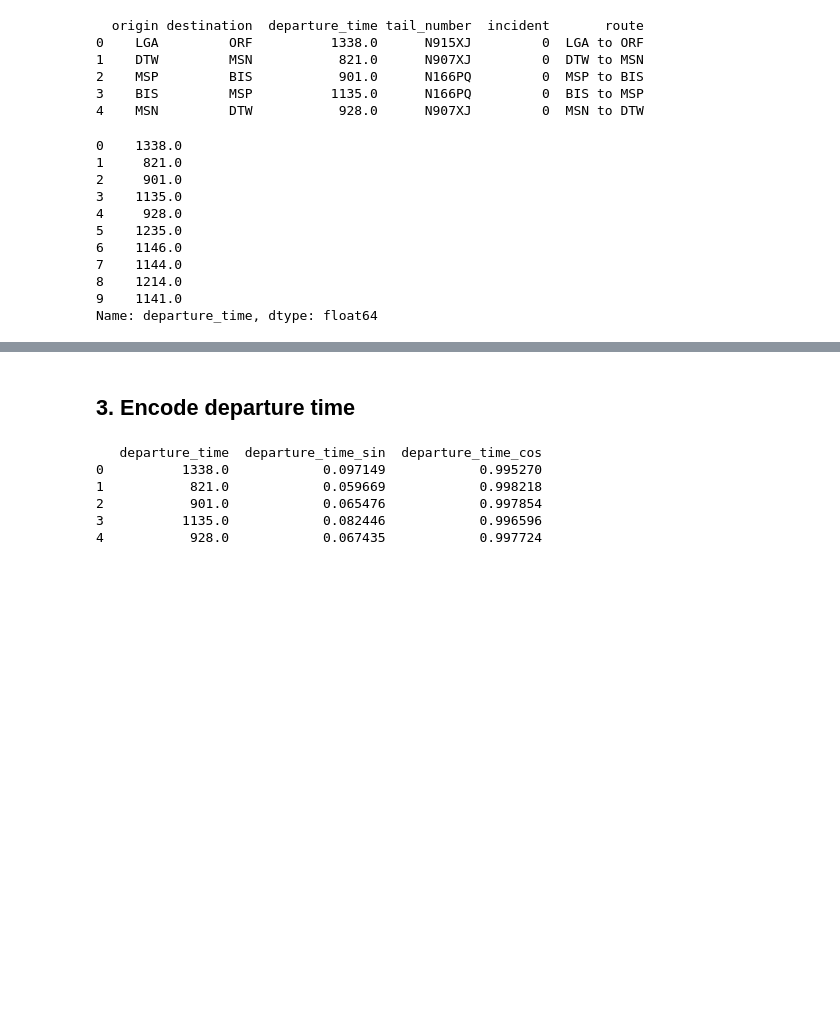
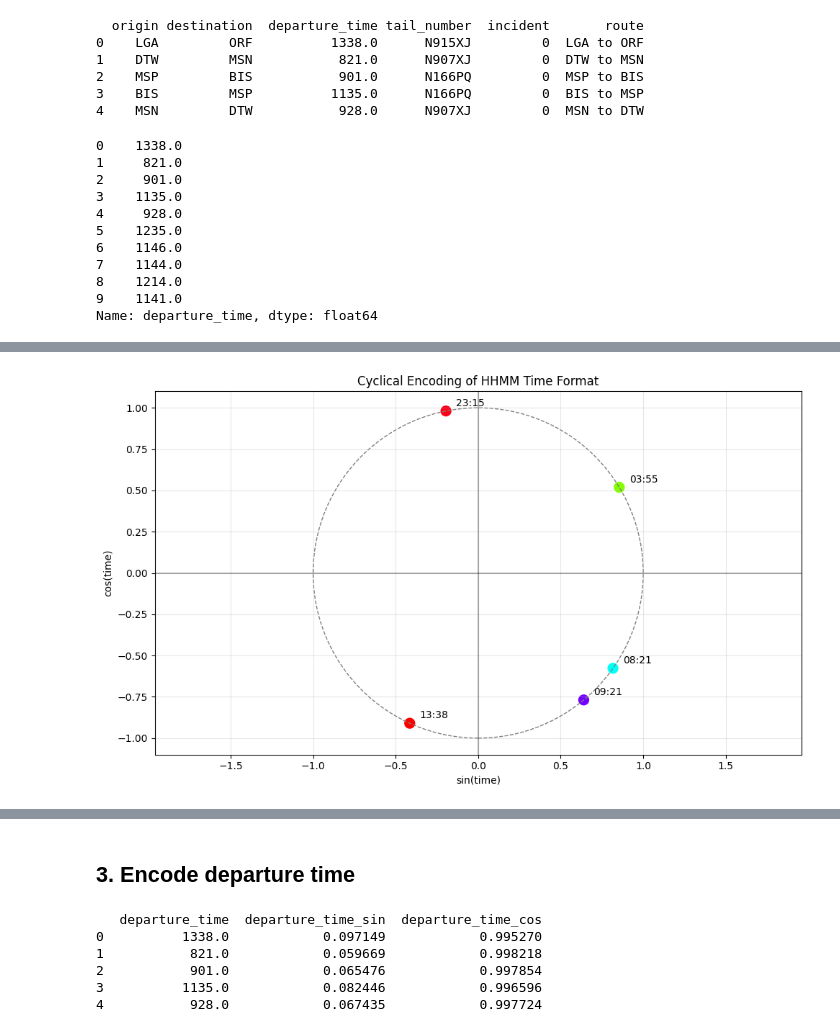
Before and after one commit to 4GeeksAcademy/maps-aviation_final_project, a Jupyter notebook: src/Madesh_02.ipynb, the cells around one changed output, grey strips where cells are left out. Cells and saved outputs as stored; diff of their text form; code cells hidden in the pictures; blank space fills up the shorter version.

```diff
--- a/src/Madesh_02.ipynb
+++ b/src/Madesh_02.ipynb
@@ -217,0 +298,93 @@ ValueError: Unknown format code 'd' for object of type 'float'
+# %%
+import numpy as np
+import matplotlib.pyplot as plt
+import pandas as pd
+
+# Create a sample DataFrame with HHMM times as float values
+# In a real scenario, you would use your existing DataFrame instead
+sample_data = {
+    'hhmm': [1338.0, 355.0, 821.0, 921.0, 2315.0],
+    'other_feature1': [10.5, 20.3, 15.7, 8.9, 12.1],
+    'other_feature2': ['A', 'B', 'C', 'A', 'B']
+}
+df = pd.DataFrame(sample_data)
+
+# Function to convert HHMM format to minutes since midnight
+def hhmm_to_minutes(hhmm):
+    # Convert float to int before division to avoid potential issues
+    hhmm_int = int(hhmm)
+    hours = hhmm_int // 100
+    minutes = hhmm_int % 100
+    return hours * 60 + minutes
+
+# Add minutes since midnight column
+df['minutes'] = df['hhmm'].apply(hhmm_to_minutes)
+
+# Add formatted time label for display
+df['time_label'] = df['hhmm'].apply(lambda x: f"{int(x)//100:02d}:{int(x)%100:02d}")
+
+# Apply cyclical encoding - add two new columns
+df['time_sin'] = np.sin(2 * np.pi * df['minutes'] / 1440)  # 1440 minutes in a day
+df['time_cos'] = np.cos(2 * np.pi * df['minutes'] / 1440)
+
+# Display the DataFrame with the new cyclical encoding columns
+print("DataFrame with cyclical time encoding:")
+print(df.round(4))
+
+# Visualize the encoding
+plt.figure(figsize=(10, 6))
+plt.scatter(df['time_sin'], df['time_cos'], c=range(len(df)), cmap='hsv', s=100)
+
+# Add labels for each point
+for i in df.index:
+    plt.annotate(f"{df.loc[i, 'time_label']}",
+                 (df.loc[i, 'time_sin'], df.loc[i, 'time_cos']),
+                 xytext=(10, 5),
+                 textcoords='offset points')
+
+# Add reference circle and axes
+circle = plt.Circle((0, 0), 1, fill=False, color='gray', linestyle='--')
+plt.gca().add_patch(circle)
+plt.axhline(y=0, color='k', linestyle='-', alpha=0.3)
+plt.axvline(x=0, color='k', linestyle='-', alpha=0.3)
+plt.grid(True, alpha=0.3)
+plt.title('Cyclical Encoding of HHMM Time Format')
+plt.xlabel('sin(time)')
+plt.ylabel('cos(time)')
+plt.axis('equal')
+plt.tight_layout()
+plt.show()
+
+# Add a second visualization with reference times around the circle
+plt.figure(figsize=(10, 10))
+
+# Add reference times every 2 hours for context
+hours = np.arange(0, 24, 2)
+for hour in hours:
+    minutes = hour * 60
+    sin_val = np.sin(2 * np.pi * minutes / 1440)
+    cos_val = np.cos(2 * np.pi * minutes / 1440)
+    plt.scatter(sin_val, cos_val, color='lightgray', s=50, alpha=0.5)
+    plt.annotate(f"{hour:02d}:00", (sin_val, cos_val),
+                 fontsize=9, ha='center', va='center', color='gray')
+
+# Plot our data points
+plt.scatter(df['time_sin'], df['time_cos'], c=range(len(df)), cmap='hsv', s=100, zorder=10)
+for i in df.index:
+    plt.annotate(f"{df.loc[i, 'time_label']}",
+                 (df.loc[i, 'time_sin'], df.loc[i, 'time_cos']),
+                 xytext=(10, 5), textcoords='offset points', zorder=11)
+
+# Add reference circle and axes
+circle = plt.Circle((0, 0), 1, fill=False, color='gray', linestyle='--')
+plt.gca().add_patch(circle)
+plt.axhline(y=0, color='k', linestyle='-', alpha=0.3)
+plt.axvline(x=0, color='k', linestyle='-', alpha=0.3)
+plt.grid(True, alpha=0.3)
+plt.title('Cyclical Time Encoding with Reference Hours')
+plt.xlabel('sin(time)')
+plt.ylabel('cos(time)')
+plt.axis('equal')
+plt.tight_layout()
+plt.show()
+# %% [output]
@@ -217,0 +405 @@ ValueError: Unknown format code 'd' for object of type 'float'
+[figure, added]
```
Also changed, not shown: parts of 5 cells of this notebook.
